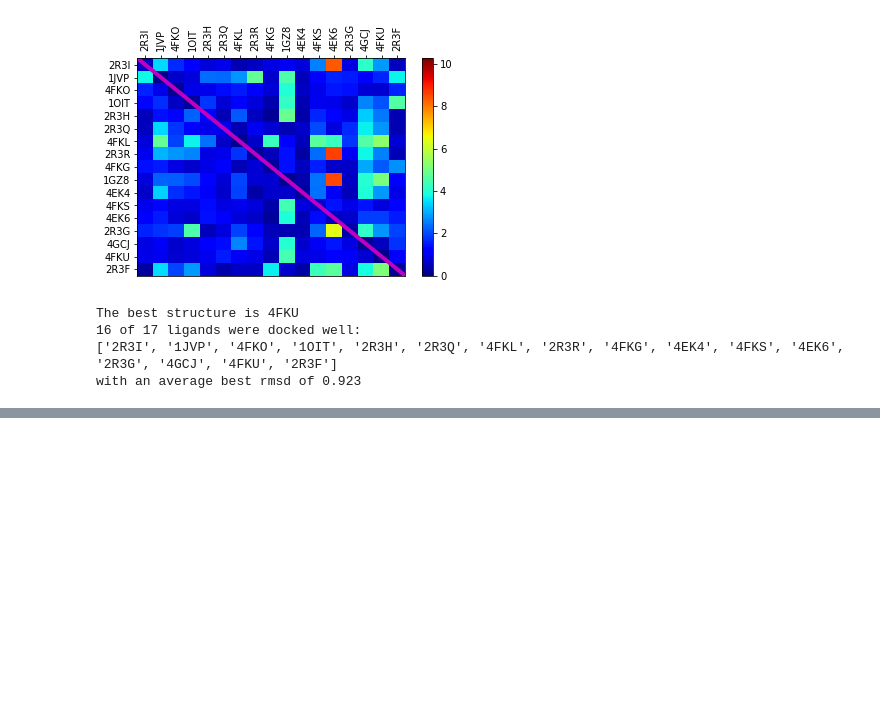
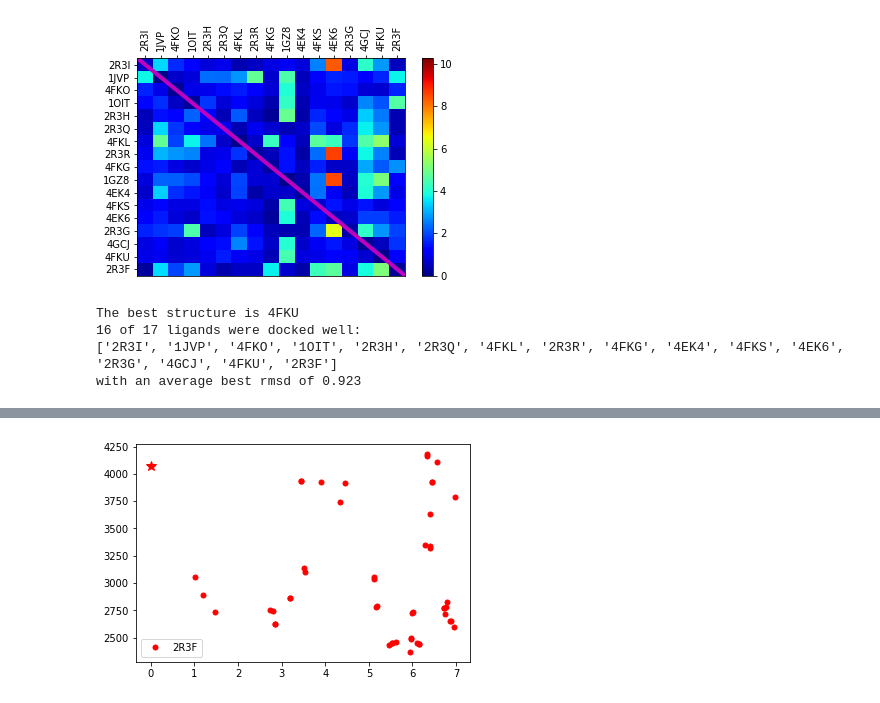
Before and after one commit to orangese/combind_multistruct_benchmarking, a Jupyter notebook: notebooks/main.ipynb, the cells around one changed output, grey strips where cells are left out. Saved outputs shown, nothing was run; the diff lists cells and outputs as text; code cells hidden in the pictures; blank space fills up the shorter version.

```diff
--- a/notebooks/main.ipynb
+++ b/notebooks/main.ipynb
@@ -115,3 +102,13 @@ If that number is negative, scores2 is better than scores1!
+# %%
+#worst_lig='4EK4'
+#for worst_lig in scores2.ligands:
+
+## for our method to work repeatably and reliably,
+## there needs to be a strong inverse correlation in these plots
+
+plot_scores_vs_rmsds(worst_lig, scores2, lab=l)#, scores2=scores2, lab2='new h')
+# %% [output]
+[figure, added]
 # %%
 ## STEP 7: find the worst pair
 #print pairs
```
Also changed, not shown: parts of 9 cells of this notebook, 8 other files.
